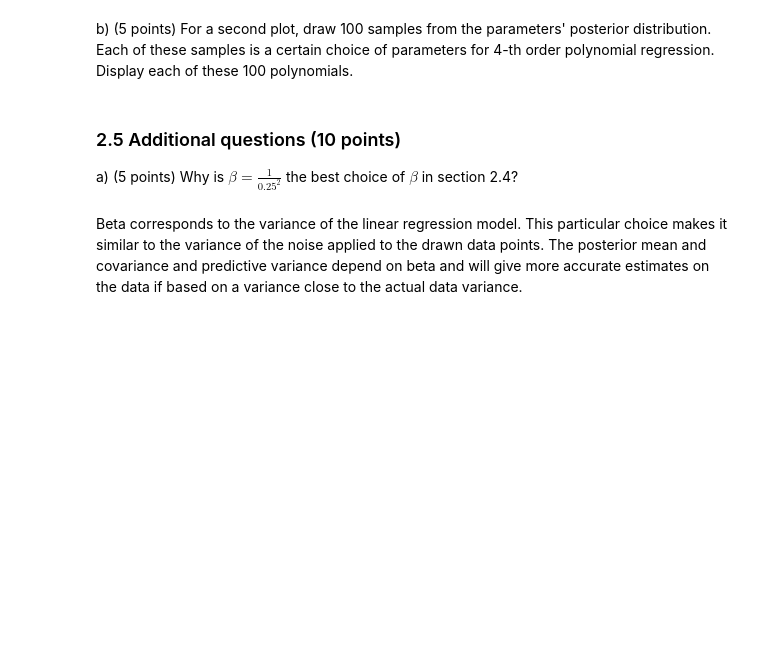
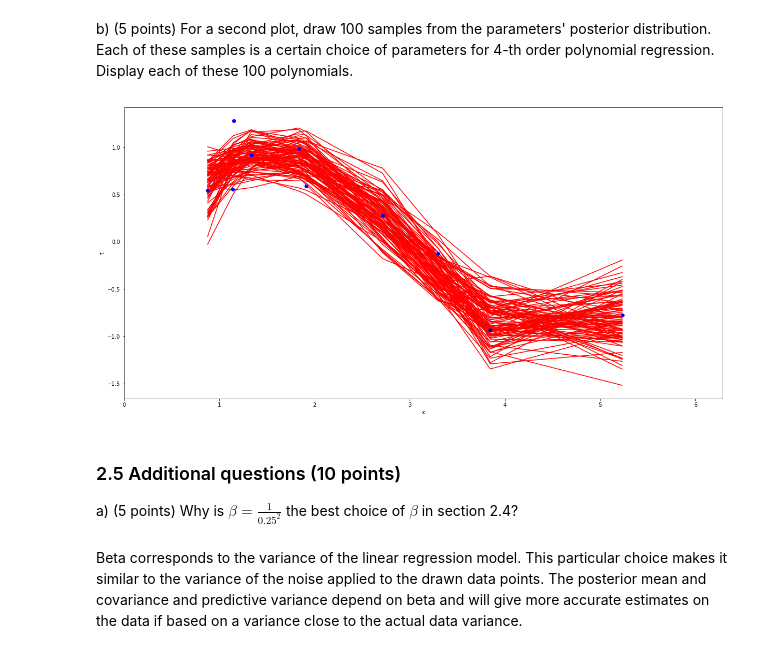
Before and after one commit to MBonnee/ML1, a Jupyter notebook: lab1/12065064_11883936_lab1.ipynb, the cells around one changed output. Drawn from its saved outputs; the diff is of its cells as text; code cells hidden in the pictures; blank space fills up the shorter version.

```diff
--- a/lab1/12065064_11883936_lab1.ipynb
+++ b/lab1/12065064_11883936_lab1.ipynb
@@ -471,20 +474,23 @@ Display each of these 100 polynomials.
 # %%
 def compute_y(w, x):
     y = 0
     for j in range(w.size):
         y = y + w[j]* x ** j
     return y
 
 samples = 100
 w = np.random.multivariate_normal(m_post, S_post, samples)
 
+plt.figure(figsize=(20,10))
 for s in range(samples):
     plt.plot(x, compute_y(w[s], x), color='red')
 plt.plot(x, t, 'o', color='blue')
 plt.xlabel('x')
 plt.ylabel('t')
 plt.xlim(0, 2*np.pi)
 plt.show()
+# %% [output]
+[figure, added]
 # %% [markdown]
 ### 2.5 Additional questions (10 points)
 
```
Also changed, not shown: parts of 7 cells of this notebook.
